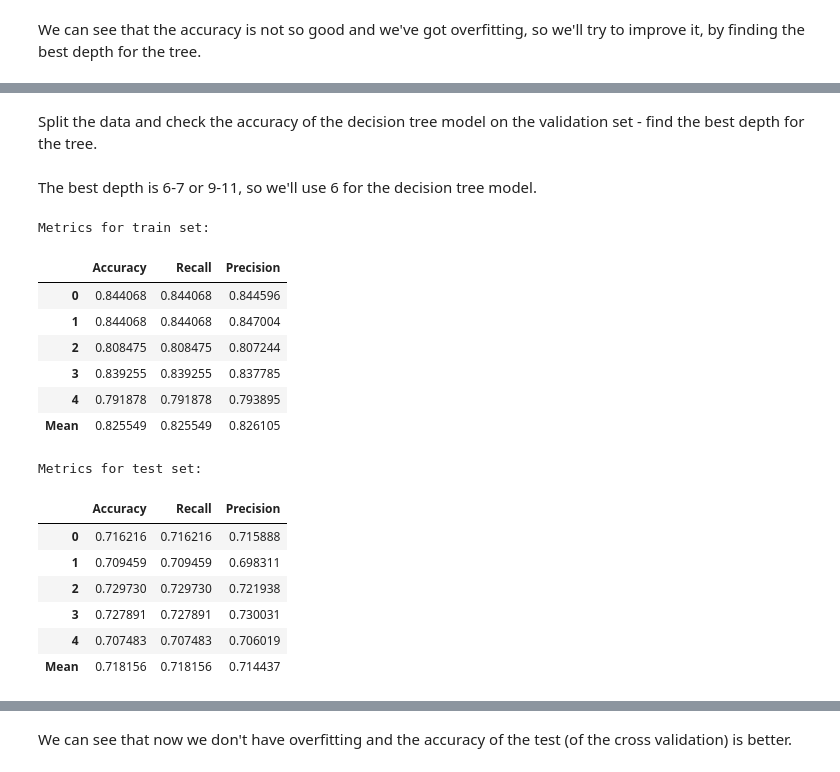
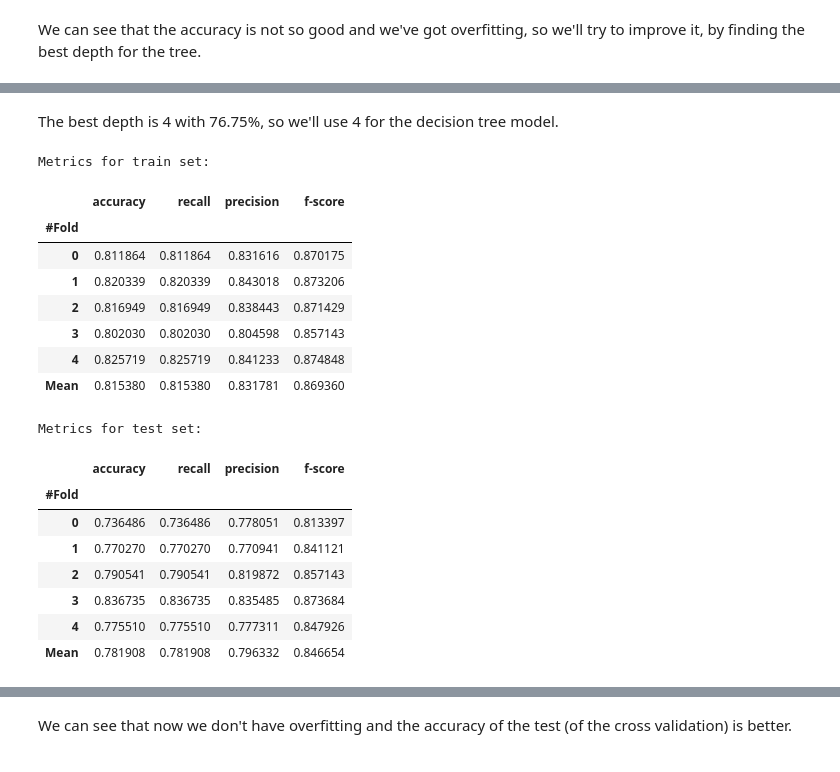
Before and after one commit to Liri-Be/DataMining, a Jupyter notebook: part-2/part2.ipynb, the cells around one changed output, grey strips where cells are left out. Saved outputs shown, nothing was run; the diff lists cells and outputs as text; code cells hidden in the pictures.

```diff
--- a/part-2/part2.ipynb
+++ b/part-2/part2.ipynb
@@ -728,7 +756,7 @@ def evaluate(X, y, clf):
     X = X.to_numpy()
     kf = KFold(n_splits=5, shuffle=True, random_state=42)
     # cm, accuracy, recall, precision = [], [], [], []
-    our_metrics = {'cm': [[], []], 'accuracy': [[], []], 'recall': [[], []], 'precision': [[], []]}
+    our_metrics = {'cm': [[], []], 'accuracy': [[], []], 'recall': [[], []], 'precision': [[], []], 'f-score': [[], []]}
 
     for train_index, test_index in kf.split(X):
         X_train, X_test = X[train_index], X[test_index]
@@ -741,6 +769,7 @@ def evaluate(X, y, clf):
             our_metrics['accuracy'][i].append(metrics.accuracy_score(curr_y, y_pred))
             our_metrics['recall'][i].append(metrics.recall_score(curr_y, y_pred, average='weighted'))
             our_metrics['precision'][i].append(metrics.precision_score(curr_y, y_pred, average='weighted'))
+            our_metrics['f-score'][i].append(metrics.f1_score(curr_y, y_pred))
 
 
         # clf.fit(X_train, y_train)
@@ -751,16 +780,28 @@ def evaluate(X, y, clf):
         # recall.append(metrics.recall_score(y_test, y_pred, average='weighted'))
         # precision.append(metrics.precision_score(y_test, y_pred, average='weighted'))
 
-    results = {
-        'train': {
-        'Accuracy': our_metrics['accuracy'][0],
-        'Recall': our_metrics['recall'][0],
-        'Precision': our_metrics['precision'][0] },
-        'test': {
-        'Accuracy': our_metrics['accuracy'][1],
-        'Recall': our_metrics['recall'][1],
-        'Precision': our_metrics['precision'][1] }
-    }
+    return our_metrics
+
+def printMetrics(our_metrics):
+    groups = ['train', 'test']
+    results = {g: {m: val[idx] for m, val in our_metrics.items()
+                   if m != 'cm'}
+               for idx, g in enumerate(groups)}
+
+    # results2 = {
+    #     'train': {
+    #     'Accuracy': our_metrics['accuracy'][0],
+    #     'Recall': our_metrics['recall'][0],
+    #     'Precision': our_metrics['precision'][0],
+    #     'F-score': our_metrics['f-score'][0] },
+    #     'test': {
+    #     'Accuracy': our_metrics['accuracy'][1],
+    #     'Recall': our_metrics['recall'][1],
+    #     'Precision': our_metrics['precision'][1],
+    #     'F-score': our_metrics['f-score'][0] }
+    # }
+
+
 
     for key in results:
         print(f"Metrics for {key} set:")
@@ -768,10 +809,9 @@ def evaluate(X, y, clf):
         mean_results = results_df.mean().to_frame().T
         mean_results.index = ['Mean']
         results_df = pd.concat([results_df, mean_results])
+        results_df.index.name = '#Fold'
         # results_df = results_df.append(mean_results)
         display(HTML(results_df.to_html()))
-
-    # return our_metrics
 
 def split_train_result(df):
     X = df.drop(columns='Target')
@@ -892,24 +938,24 @@ best_depth, best_depth_acc
-# %% [markdown]
-Split the data and check the accuracy of the decision tree model on the validation set - find the best depth for the tree.
 # %% [markdown]
-The best depth is 6-7 or 9-11, so we'll use 6 for the decision tree model.
+The best depth is 4 with 76.75%, so we'll use 4 for the decision tree model.
 # %%
 X, y = split_train_result(df_train_clean)
-evaluate(X, y, clf=DecisionTreeClassifier(criterion='entropy', splitter='best', max_depth=best_depth, min_samples_split=15, min_samples_leaf=5, random_state=42))
+printMetrics(evaluate(X, y, clf=DecisionTreeClassifier(criterion='entropy', splitter='best', max_depth=best_depth, min_samples_split=15, min_samples_leaf=5, random_state=42)))
 # %% [output]
 Metrics for train set:
-|  | Accuracy | Recall | Precision |
-| 0 | 0.844068 | 0.844068 | 0.844596 |
-| 1 | 0.844068 | 0.844068 | 0.847004 |
-| 2 | 0.808475 | 0.808475 | 0.807244 |
-| 3 | 0.839255 | 0.839255 | 0.837785 |
-| 4 | 0.791878 | 0.791878 | 0.793895 |
-| Mean | 0.825549 | 0.825549 | 0.826105 |
+|  | accuracy | recall | precision | f-score |
+| #Fold |  |  |  |  |
+| 0 | 0.811864 | 0.811864 | 0.831616 | 0.870175 |
+| 1 | 0.820339 | 0.820339 | 0.843018 | 0.873206 |
+| 2 | 0.816949 | 0.816949 | 0.838443 | 0.871429 |
+| 3 | 0.802030 | 0.802030 | 0.804598 | 0.857143 |
+| 4 | 0.825719 | 0.825719 | 0.841233 | 0.874848 |
+| Mean | 0.815380 | 0.815380 | 0.831781 | 0.869360 |
 Metrics for test set:
-|  | Accuracy | Recall | Precision |
-| 0 | 0.716216 | 0.716216 | 0.715888 |
-| 1 | 0.709459 | 0.709459 | 0.698311 |
-| 2 | 0.729730 | 0.729730 | 0.721938 |
-| 3 | 0.727891 | 0.727891 | 0.730031 |
-| 4 | 0.707483 | 0.707483 | 0.706019 |
-| Mean | 0.718156 | 0.718156 | 0.714437 |
+|  | accuracy | recall | precision | f-score |
+| #Fold |  |  |  |  |
+| 0 | 0.736486 | 0.736486 | 0.778051 | 0.813397 |
+| 1 | 0.770270 | 0.770270 | 0.770941 | 0.841121 |
+| 2 | 0.790541 | 0.790541 | 0.819872 | 0.857143 |
+| 3 | 0.836735 | 0.836735 | 0.835485 | 0.873684 |
+| 4 | 0.775510 | 0.775510 | 0.777311 | 0.847926 |
+| Mean | 0.781908 | 0.781908 | 0.796332 | 0.846654 |
```
Also changed, not shown: parts of 31 cells of this notebook.
